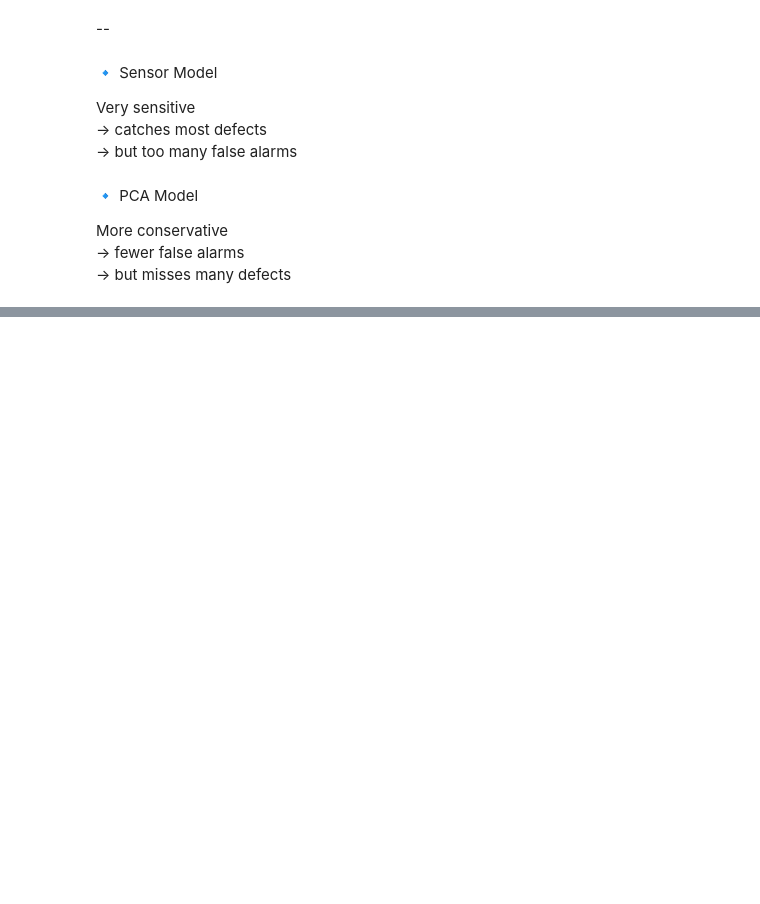
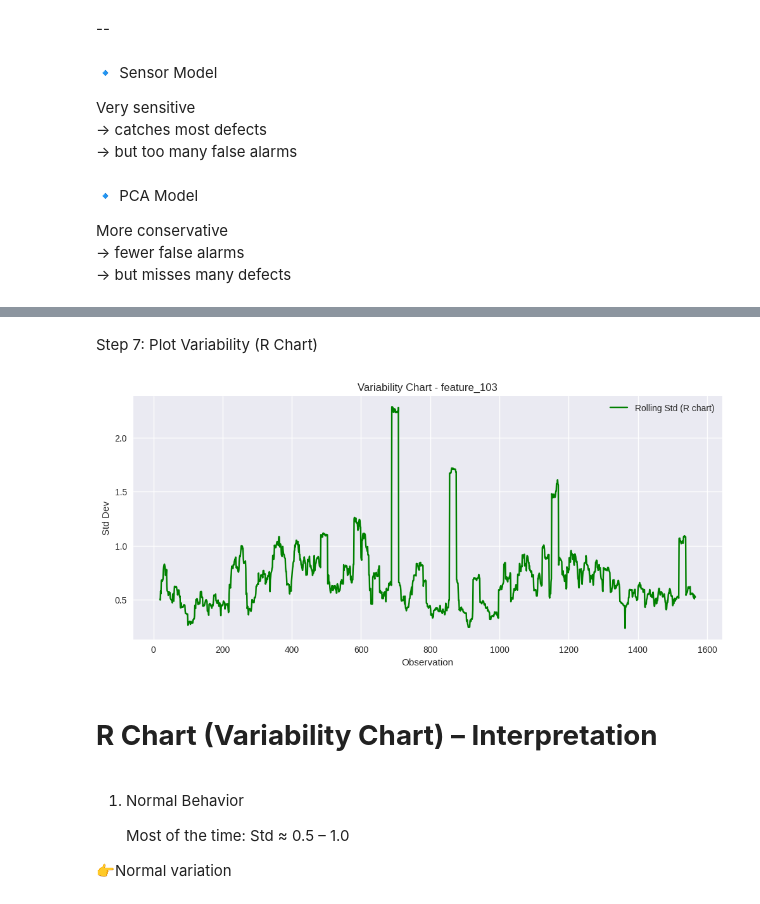
Before and after one commit to KarthikAshtekar/MIOM_Project, a Jupyter notebook: notebooks/MIOM_standardized.ipynb, the cells around one changed output, grey strips where cells are left out. Cells and saved outputs as stored; diff of their text form; code cells hidden in the pictures; blank space fills up the shorter version.

```diff
--- a/notebooks/MIOM_standardized.ipynb
+++ b/notebooks/MIOM_standardized.ipynb
@@ -724,0 +828,2 @@ More conservative
+# %%
+selected_features = list(set(top_violation_sensors + top_diff_sensors))
@@ -724,0 +1030,21 @@ More conservative
+# %% [markdown]
+Step 7: Plot Variability (R Chart)
+# %%
+plt.figure(figsize=(12,5))
+plt.plot(rolling_std.values, label="Rolling Std (R chart)", color="green")
+
+plt.title(f"Variability Chart - {sensor}")
+plt.xlabel("Observation")
+plt.ylabel("Std Dev")
+plt.legend()
+plt.show()
+# %% [output]
+[figure, added]
+# %% [markdown]
+# **R Chart (Variability Chart) – Interpretation**
+# %% [markdown]
+1. Normal Behavior
+
+   Most of the time: Std ≈ 0.5 – 1.0
+
+ 👉Normal variation
```
Also changed, not shown: parts of 80 cells of this notebook.
